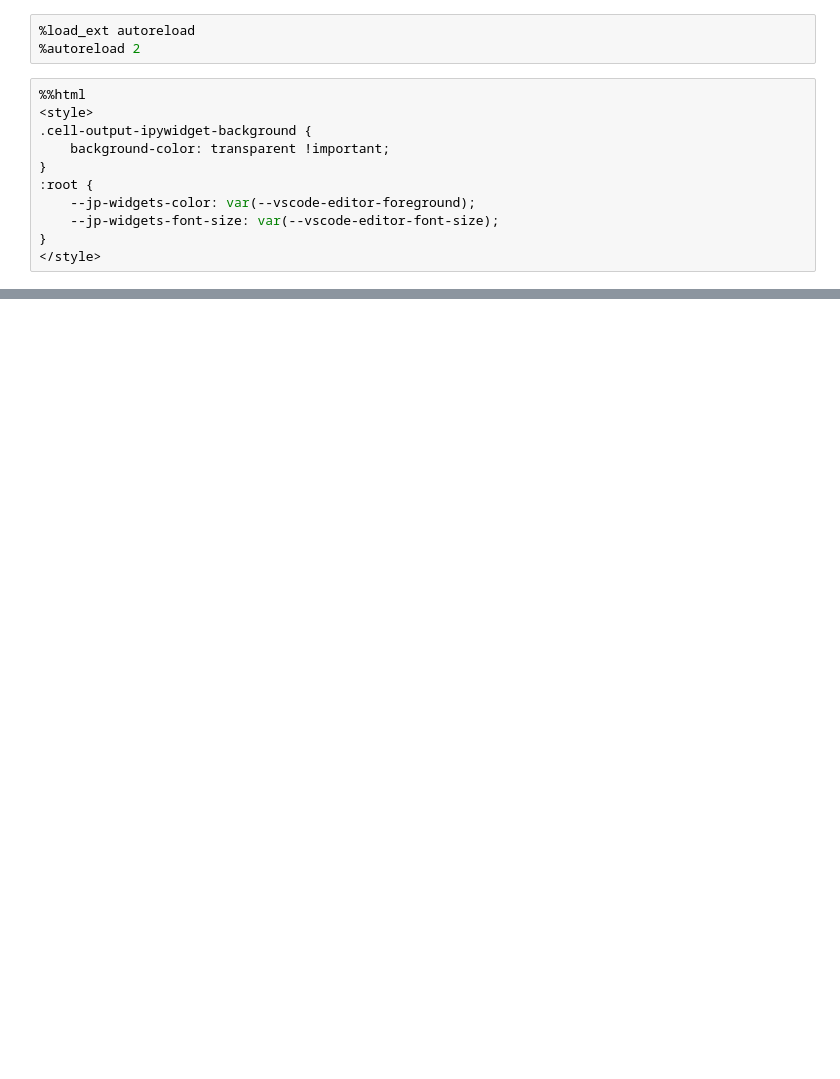
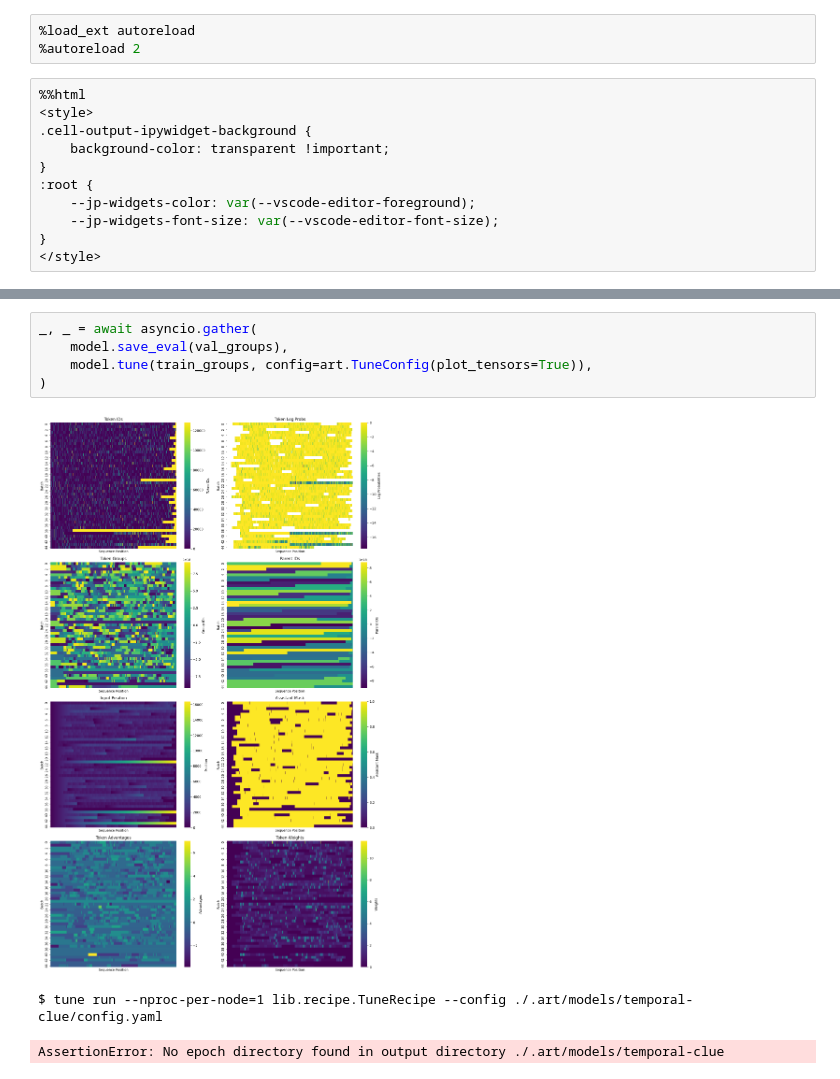
Before and after one commit to yogendrahexo/ART, a Jupyter notebook: examples/temporal-clue.ipynb, the cells around one changed output, grey strips where cells are left out. Cells and saved outputs as stored; diff of their text form; blank space fills up the shorter version.

```diff
--- a/examples/temporal-clue.ipynb
+++ b/examples/temporal-clue.ipynb
@@ -213,0 +143,9 @@ APIError: Engine loop is not running. Inspect the stacktrace to find the origina
+# %%
+_, _ = await asyncio.gather(
+    model.save_eval(val_groups),
+    model.tune(train_groups, config=art.TuneConfig(plot_tensors=True)),
+)
+# %% [output]
+[figure, added]
+$ tune run --nproc-per-node=1 lib.recipe.TuneRecipe --config ./.art/models/temporal-clue/config.yaml
+AssertionError: No epoch directory found in output directory ./.art/models/temporal-clue
```
Also changed, not shown: parts of 2 cells of this notebook, 6 other files.
